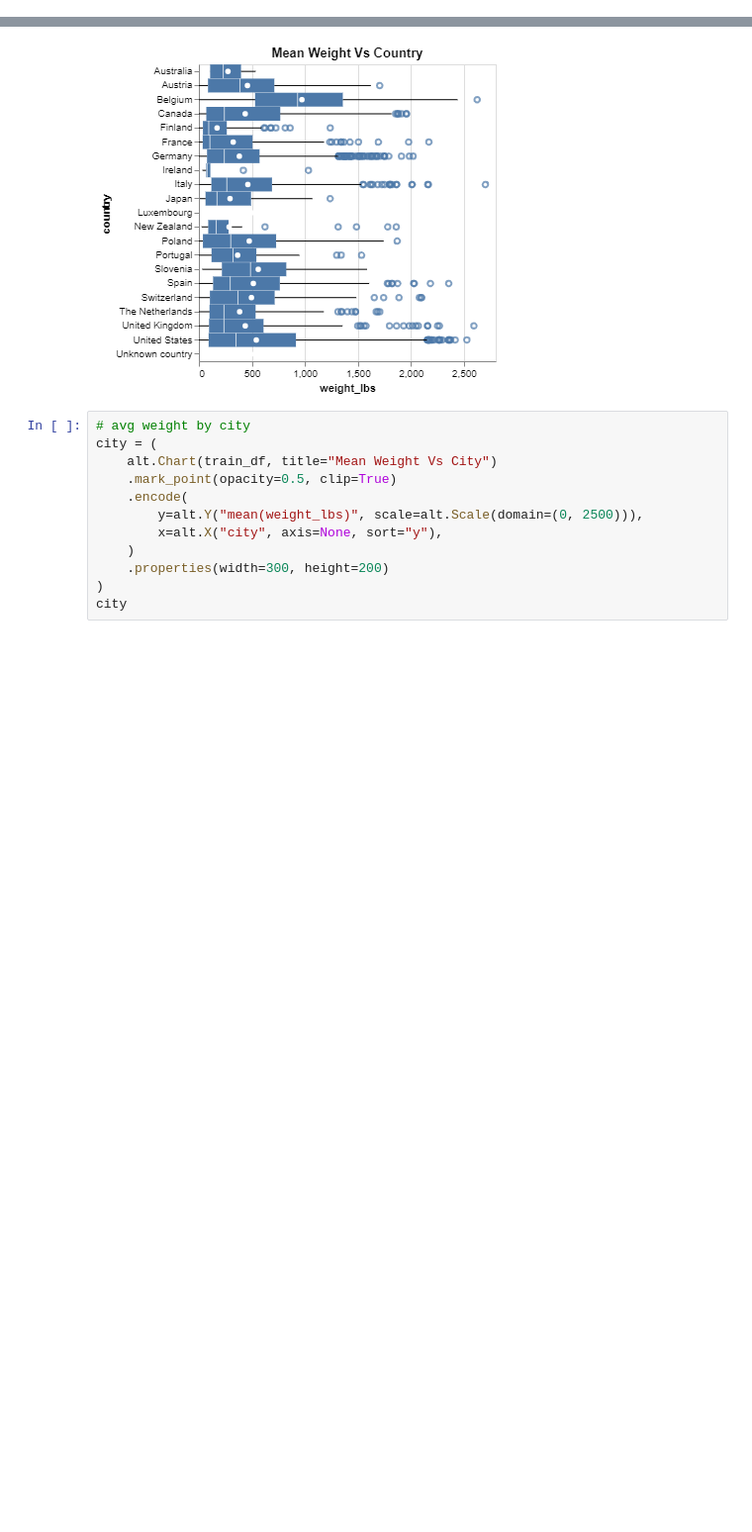
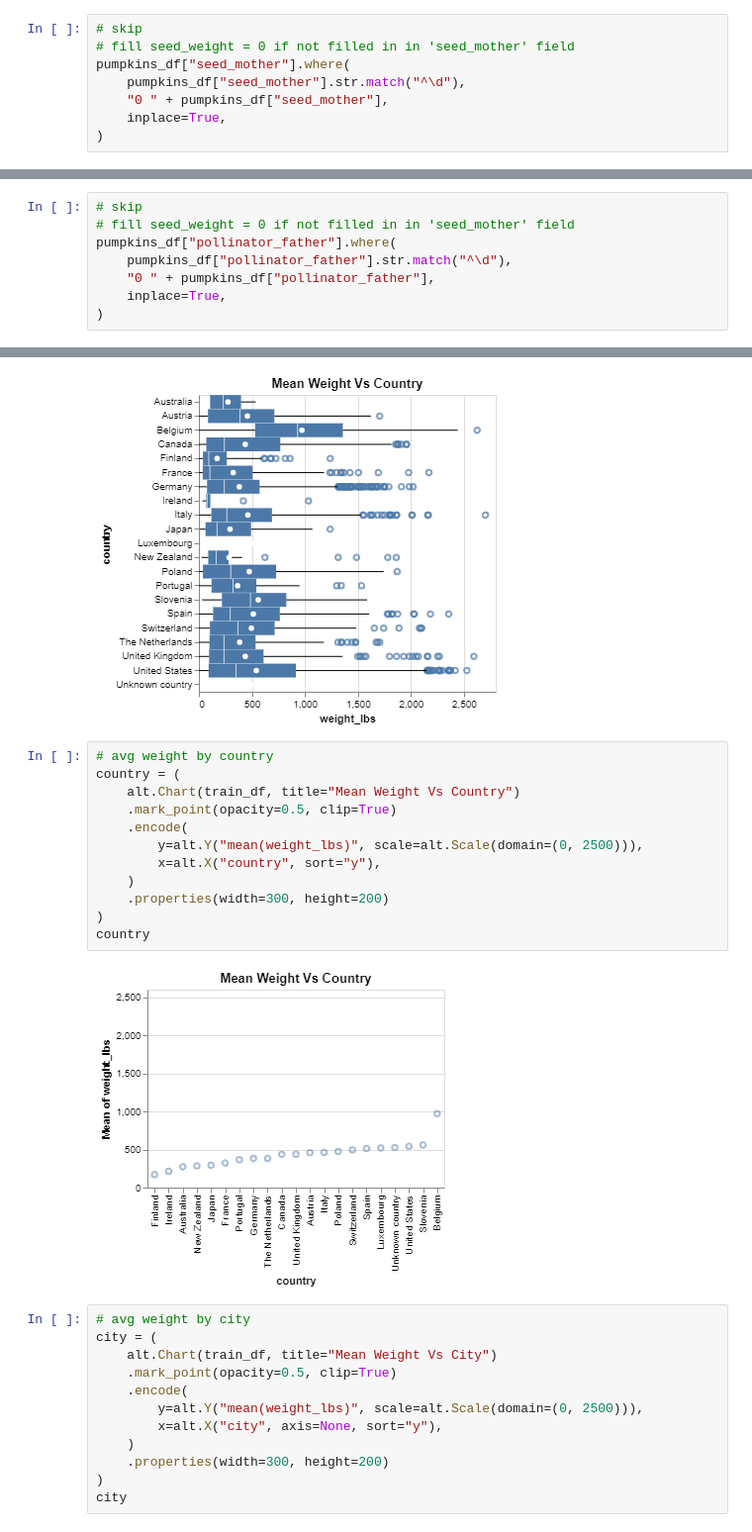
Before and after one commit to UBC-MDS/Giant_Pumpkins_Weight_Prediction, a Jupyter notebook: src/eda/pumpkin_eda.ipynb, the cells around one changed output, grey strips where cells are left out. Shown: that part at 99% size. Drawn from its saved outputs; the diff is of its cells as text; blank space fills up the shorter version.

```diff
--- a/src/eda/pumpkin_eda.ipynb
+++ b/src/eda/pumpkin_eda.ipynb
@@ -15,0 +90,8 @@ pumpkins_df = pd.read_csv(path, thousands=",")
+# %%
+# skip
+# fill seed_weight = 0 if not filled in in 'seed_mother' field
+pumpkins_df["seed_mother"].where(
+    pumpkins_df["seed_mother"].str.match("^\d"),
+    "0 " + pumpkins_df["seed_mother"],
+    inplace=True,
+)
@@ -15,0 +106,8 @@ pumpkins_df = pd.read_csv(path, thousands=",")
+# %%
+# skip
+# fill seed_weight = 0 if not filled in in 'seed_mother' field
+pumpkins_df["pollinator_father"].where(
+    pumpkins_df["pollinator_father"].str.match("^\d"),
+    "0 " + pumpkins_df["pollinator_father"],
+    inplace=True,
+)
@@ -184,6 +437,20 @@ country = plot + means
 country
 # %% [output]
 [figure]
+# %%
+# avg weight by country
+country = (
+    alt.Chart(train_df, title="Mean Weight Vs Country")
+    .mark_point(opacity=0.5, clip=True)
+    .encode(
+        y=alt.Y("mean(weight_lbs)", scale=alt.Scale(domain=(0, 2500))),
+        x=alt.X("country", sort="y"),
+    )
+    .properties(width=300, height=200)
+)
+country
+# %% [output]
+[figure, added]
 # %%
 # avg weight by city
 city = (
```
Also changed, not shown: parts of 33 cells of this notebook, 9 other files.
